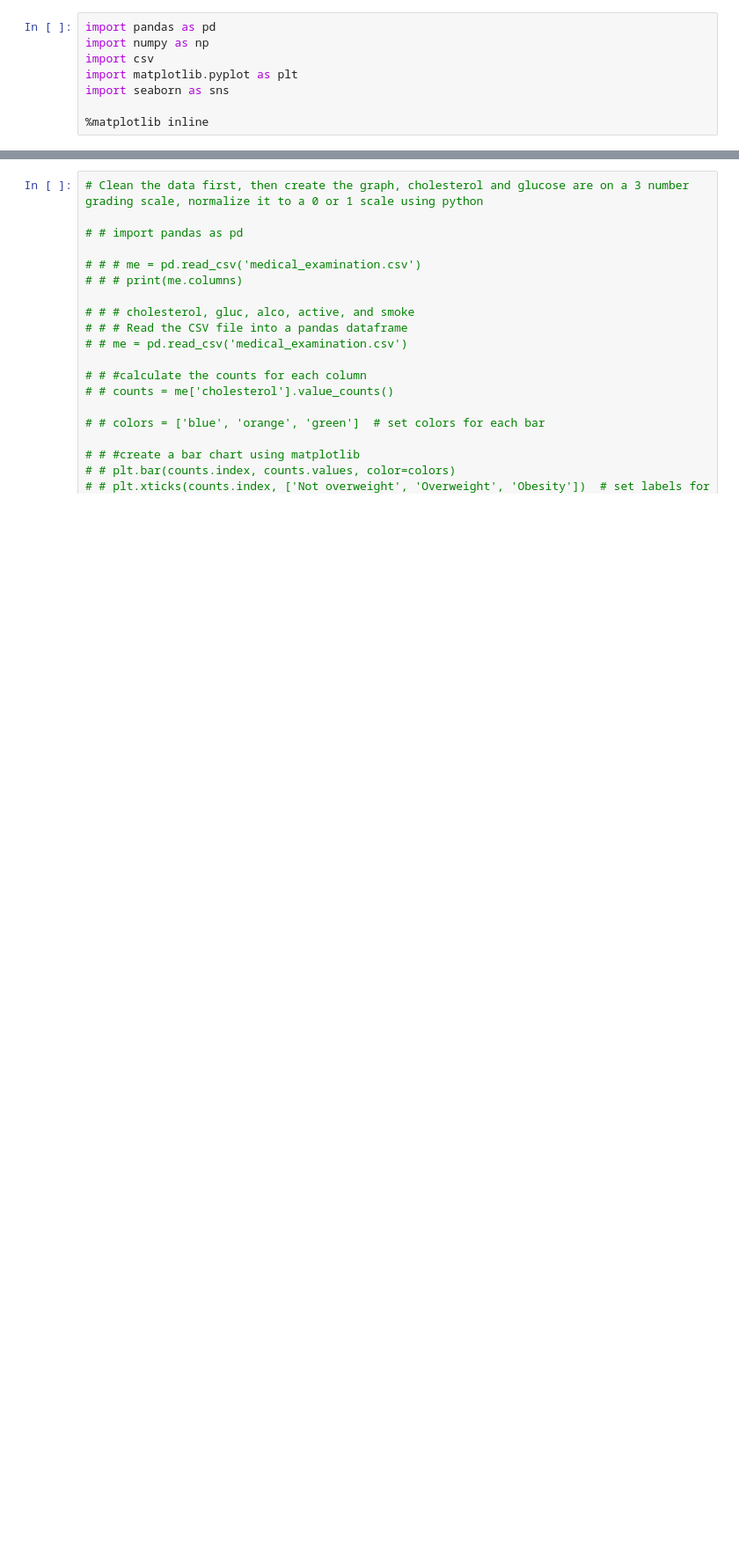
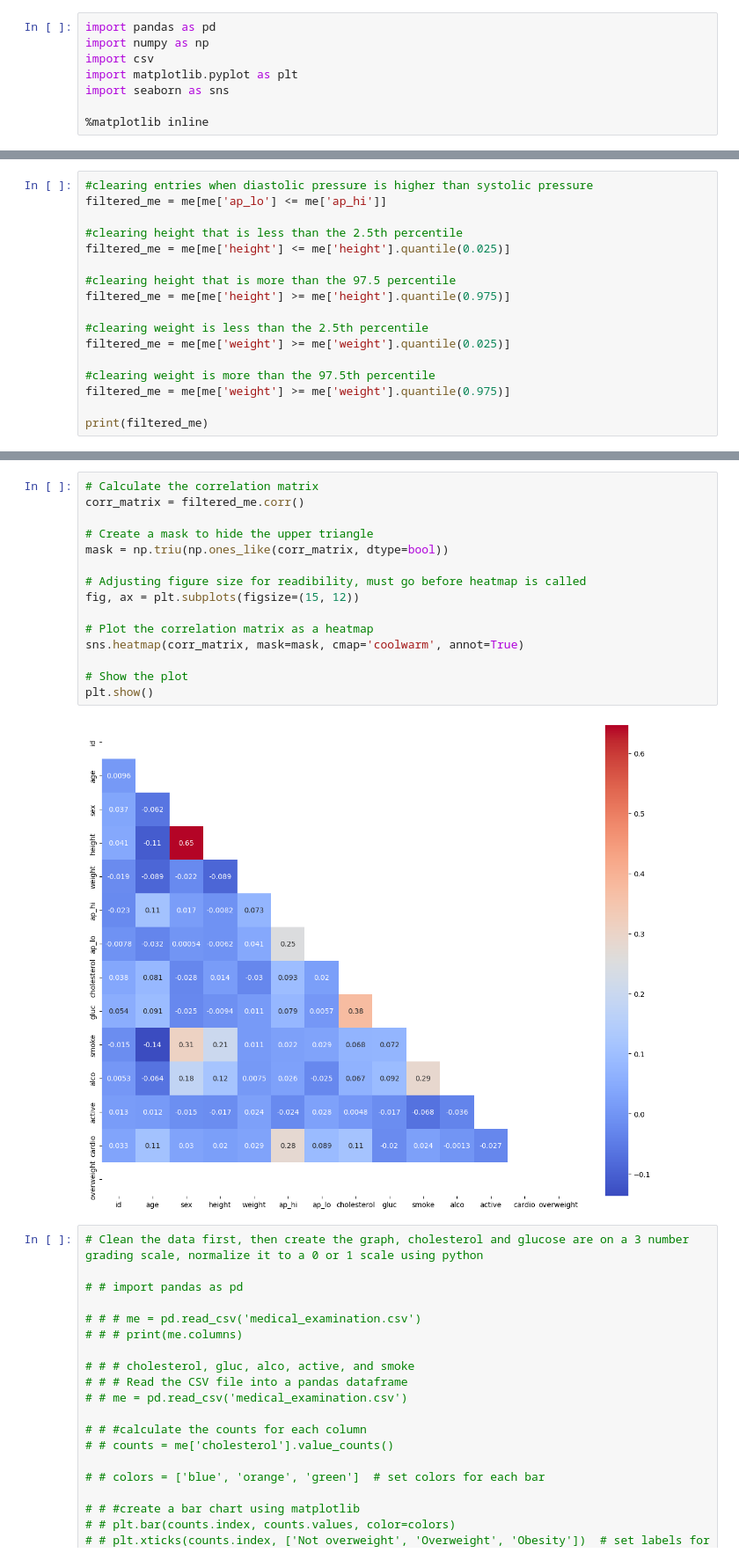
Before and after one commit to Russy-Veemon/Medical-Data-Visualizer, a Jupyter notebook: Medical_Data_Visualizer.ipynb, the cells around one changed output, grey strips where cells are left out. Shown: that part at 88% size. Cells and saved outputs as stored; diff of their text form; blank space fills up the shorter version.

Commit message:
filtered out outliers of in the data set then created a visually appealing heatmap

```diff
--- a/Medical_Data_Visualizer.ipynb
+++ b/Medical_Data_Visualizer.ipynb
@@ -79,0 +112,17 @@ plt.show()
+# %%
+#clearing entries when diastolic pressure is higher than systolic pressure
+filtered_me = me[me['ap_lo'] <= me['ap_hi']]
+
+#clearing height that is less than the 2.5th percentile
+filtered_me = me[me['height'] <= me['height'].quantile(0.025)]
+
+#clearing height that is more than the 97.5 percentile
+filtered_me = me[me['height'] >= me['height'].quantile(0.975)]
+
+#clearing weight is less than the 2.5th percentile
+filtered_me = me[me['weight'] >= me['weight'].quantile(0.025)]
+
+#clearing weight is more than the 97.5th percentile
+filtered_me = me[me['weight'] >= me['weight'].quantile(0.975)]
+
+print(filtered_me)
@@ -80,3 +149,20 @@ plt.show()
+# %%
+# Calculate the correlation matrix
+corr_matrix = filtered_me.corr()
+
+# Create a mask to hide the upper triangle
+mask = np.triu(np.ones_like(corr_matrix, dtype=bool))
+
+# Adjusting figure size for readibility, must go before heatmap is called
+fig, ax = plt.subplots(figsize=(15, 12))
+
+# Plot the correlation matrix as a heatmap
+sns.heatmap(corr_matrix, mask=mask, cmap='coolwarm', annot=True)
+
+# Show the plot
+plt.show()
+# %% [output]
+[figure, added]
 # %%
 # Clean the data first, then create the graph, cholesterol and glucose are on a 3 number grading scale, normalize it to a 0 or 1 scale using python
 
```
Also changed, not shown: parts of 10 cells of this notebook.
